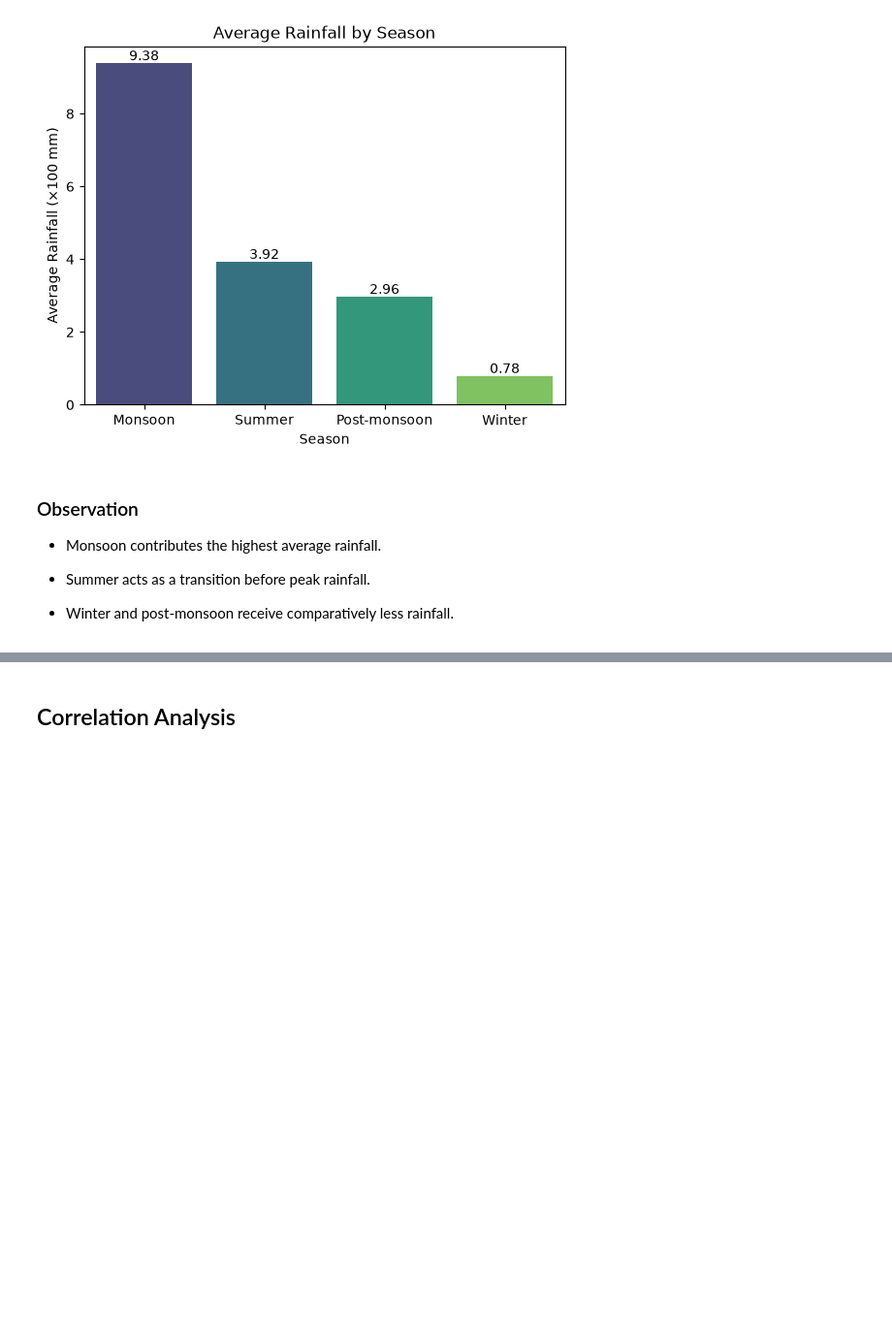
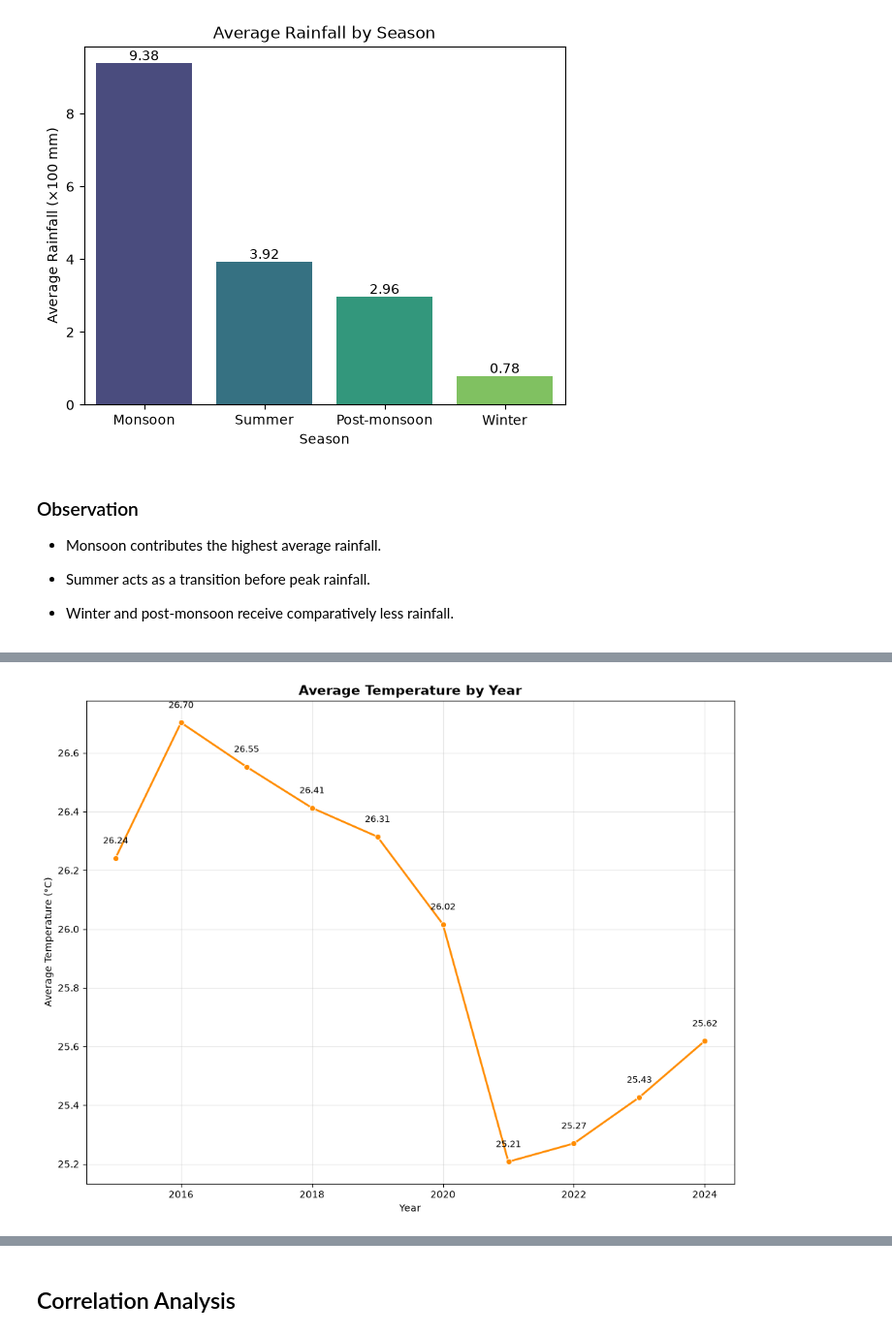
Before and after one commit to Amit-o18/India-weather-data-analysis, a Jupyter notebook: notebooks/03_Exploratory_Data_Analysis.ipynb, the cells around one changed output, grey strips where cells are left out. Shown at 97% size. Drawn from its saved outputs; the diff is of its cells as text; code cells hidden in the pictures; blank space fills up the shorter version.

```diff
--- a/notebooks/03_Exploratory_Data_Analysis.ipynb
+++ b/notebooks/03_Exploratory_Data_Analysis.ipynb
@@ -478,0 +622,36 @@ plt.show()
+# %%
+year_temp = (
+    df_year.groupby("year")["avg_temp"]
+           .mean()
+           .reset_index()
+)
+
+plt.figure(figsize=(12,9))
+
+sns.lineplot(
+    data=year_temp,
+    x="year",
+    y="avg_temp",
+    marker="o",
+    linewidth=2,
+    color="darkorange"
+)
+
+# Value labels
+for x, y in zip(year_temp["year"], year_temp["avg_temp"]):
+    plt.text(
+        x,
+        y + 0.05,
+        f"{y:.2f}",
+        ha="center",
+        fontsize=9
+    )
+
+plt.title("Average Temperature by Year", fontsize=14, weight="bold")
+plt.xlabel("Year")
+plt.ylabel("Average Temperature (°C)")
+plt.grid(alpha=0.3)
+
+plt.show()
+# %% [output]
+[figure, added]
```
Also changed, not shown: parts of 18 cells of this notebook.
